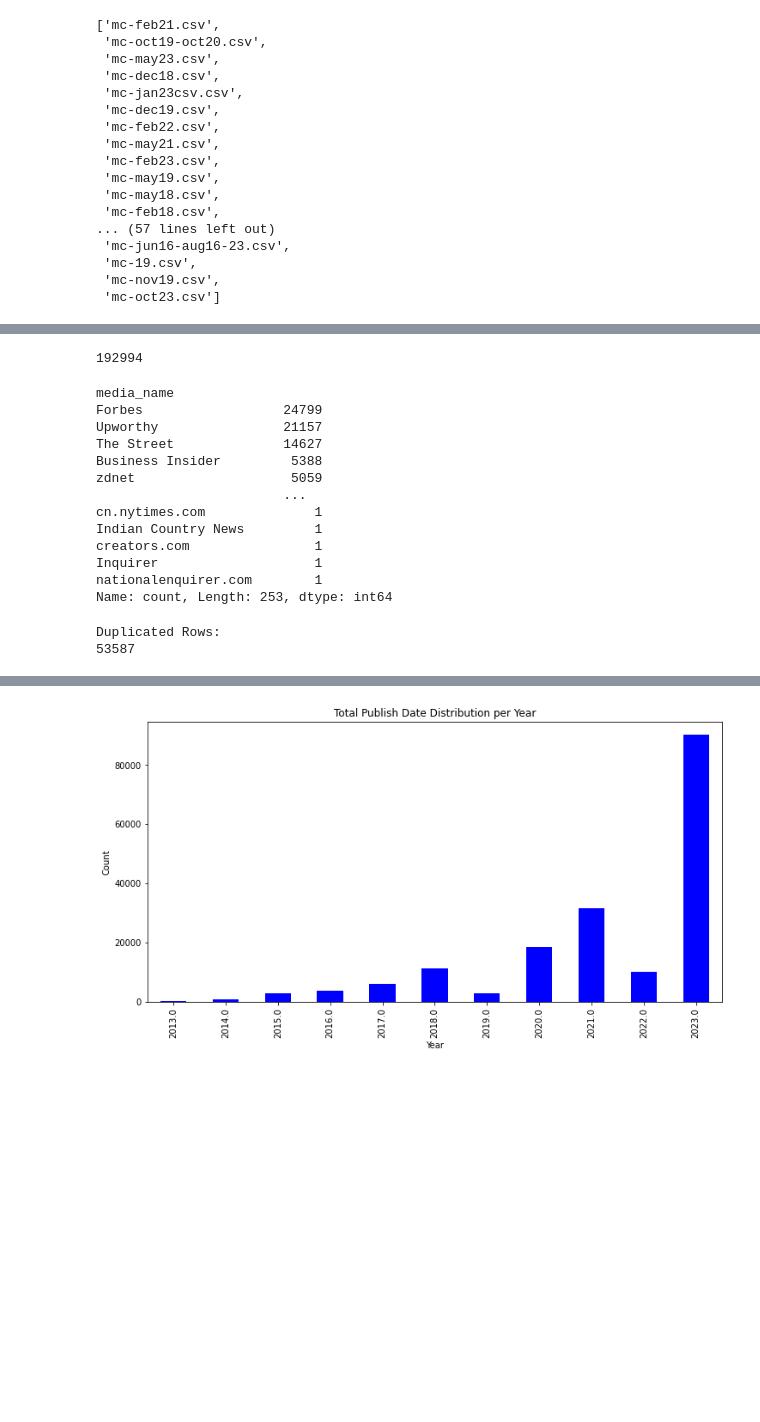
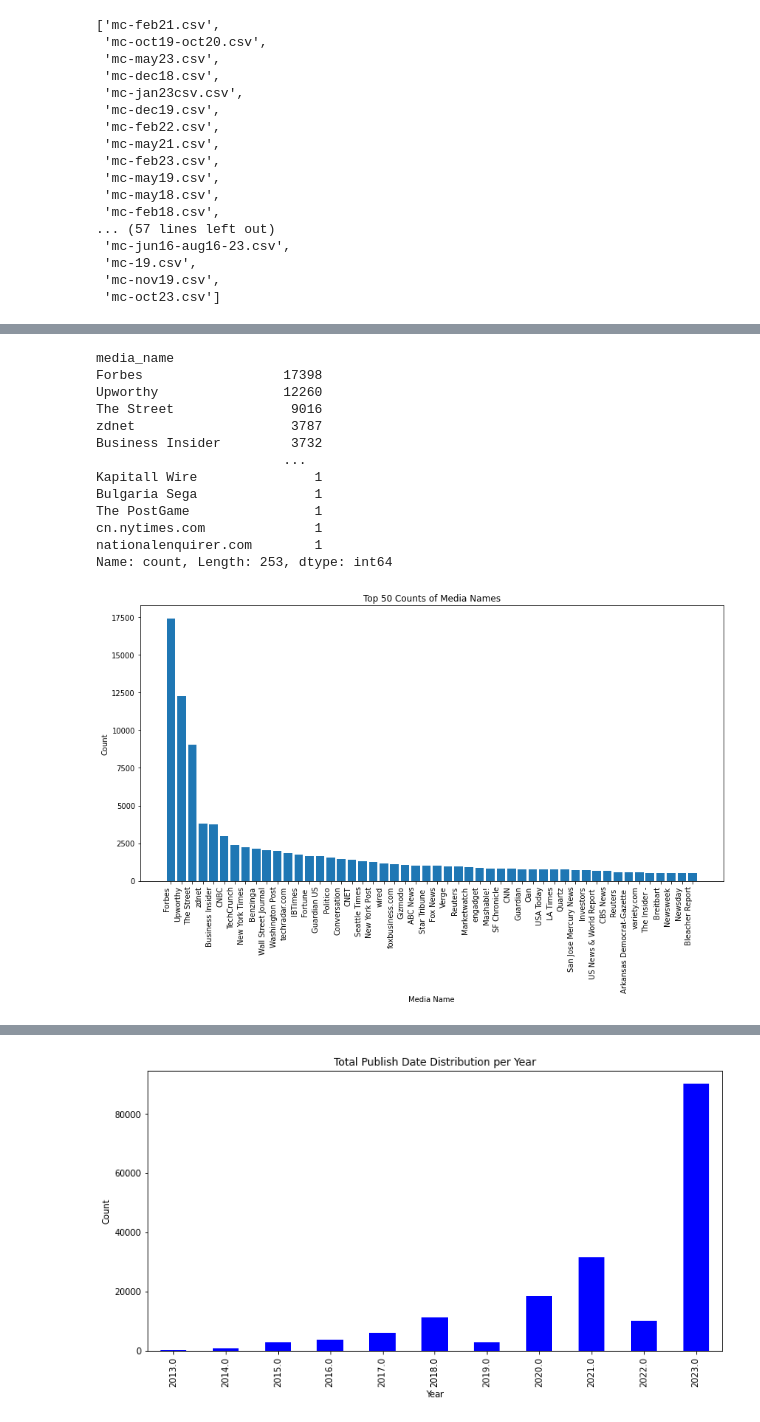
Before and after one commit to boschtrini/MA-Thesis, a Jupyter notebook: Media Cloud/scripts/media-cloud-general.ipynb, the cells around one changed output, grey strips where cells are left out. Drawn from its saved outputs; the diff is of its cells as text; code cells hidden in the pictures; blank space fills up the shorter version.

```diff
--- a/Media Cloud/scripts/media-cloud-general.ipynb
+++ b/Media Cloud/scripts/media-cloud-general.ipynb
@@ -33,12 +33,12 @@ csv_files
 # %%
 # directory path where data is stored
-directory_path = '/Users/trinidadbosch/Desktop/SEDS/Tesis/Data/Media Cloud/2019'
+directory_path = '/Users/trinidadbosch/Desktop/SEDS/Tesis/Data/MA-Thesis/Media Cloud/Data/'
 
 # Get a list of CSV files in the directory
 csv_files19 = [file for file in os.listdir(directory_path) if file.endswith('.csv')]
 
 # Initialize an empty list to store DataFrames
-dfs19 = []
+dfs = []
 
 # Loop through each CSV file, read it, and append it to the list
 for csv_file in csv_files19:
@@ -47,7 +47,7 @@ for csv_file in csv_files19:
     dfs.append(df)
 
 # Concatenate all DataFrames into a single DataFrame
-combined_df19 = pd.concat(dfs, ignore_index=True)
+media_urls = pd.concat(dfs, ignore_index=True)
 
 # Display the combined DataFrame
 #print(combined_df)
@@ -104,21 +147,41 @@ combined_df = pd.concat(dfs, ignore_index=True)
-# %%
-len(combined_df)
-# %% [output]
-192994
 # %%
-combined_df.media_name.value_counts()
+media_urls_no_duplicated.media_name.value_counts()
 # %% [output]
 media_name
-Forbes                  24799
-Upworthy                21157
-The Street              14627
-Business Insider         5388
-zdnet                    5059
+Forbes                  17398
+Upworthy                12260
+The Street               9016
+zdnet                    3787
+Business Insider         3732
                         ...
+Kapitall Wire               1
+Bulgaria Sega               1
+The PostGame                1
 cn.nytimes.com              1
-Indian Country News         1
-creators.com                1
-Inquirer                    1
 nationalenquirer.com        1
 Name: count, Length: 253, dtype: int64
+# %%
+# Get the counts of unique values in the 'media_name' column
+value_counts = media_urls_no_duplicated['media_name'].value_counts()
+
+# Select the top 50 values
+top_50_values = value_counts.head(50)
+
+# Set a larger figure size
+plt.figure(figsize=(12, 8))
+
+# Plot a bar chart with rotated x-axis labels
+plt.bar(top_50_values.index, top_50_values.values)
+plt.xticks(rotation=90, ha='right')  # Rotate x-axis labels for better readability
+
+# Add labels and title
+plt.xlabel('Media Name')
+plt.ylabel('Count')
+plt.title('Top 50 Counts of Media Names')
+
+# Show the plot
+plt.tight_layout()  # Adjust layout to prevent clipping of labels
+plt.show()
+# %% [output]
+[figure, added]
 # %%
@@ -127,11 +190 @@ combined_df = combined_df.drop(["ap_syndicated", "word_count","story_tags",
                               "collect_date","metadata"], axis=1)
-# %%
-# Identify duplicated rows based on all columns
-duplicated_rows = combined_df.duplicated()
-
-# Display the duplicated rows
-print("Duplicated Rows:")
-print(len(combined_df[duplicated_rows]))
-# %% [output]
-Duplicated Rows:
-53587
```
Also changed, not shown: parts of 18 cells of this notebook, 1 other file.
